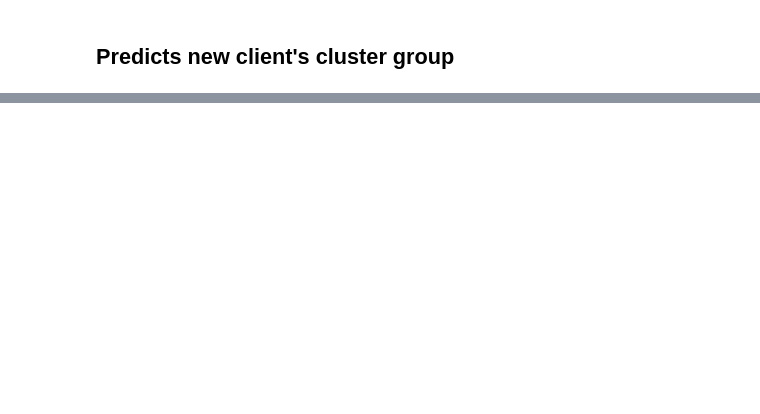
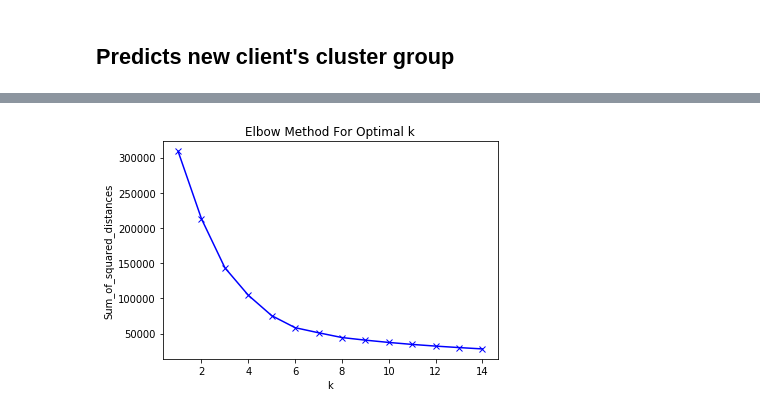
Before and after one commit to AlicjaDobrzeniecka/clustering-workshop, a Jupyter notebook: clustering-tutorial.ipynb, the cells around one changed output, grey strips where cells are left out. Saved outputs shown, nothing was run; the diff lists cells and outputs as text; code cells hidden in the pictures; blank space fills up the shorter version.

```diff
--- a/clustering-tutorial.ipynb
+++ b/clustering-tutorial.ipynb
@@ -320,0 +323,3 @@ array([2], dtype=int32)
+# %%
+# create variable with more chosen features
+y = df[['Age','Spending Score (1-100)','Annual Income (k$)','if_man','if_woman']]
@@ -320,0 +335,16 @@ array([2], dtype=int32)
+# %%
+Sum_of_squared_distances = []
+K = range(1,15)
+
+for k in K:
+    km = KMeans(n_clusters=k)
+    km = km.fit(y)
+    Sum_of_squared_distances.append(km.inertia_)
+# %%
+plt.plot(K, Sum_of_squared_distances, 'bx-')
+plt.xlabel('k')
+plt.ylabel('Sum_of_squared_distances')
+plt.title('Elbow Method For Optimal k')
+plt.show()
+# %% [output]
+[figure, added]
```
Also changed, not shown: parts of 8 cells of this notebook, 1 other file.
